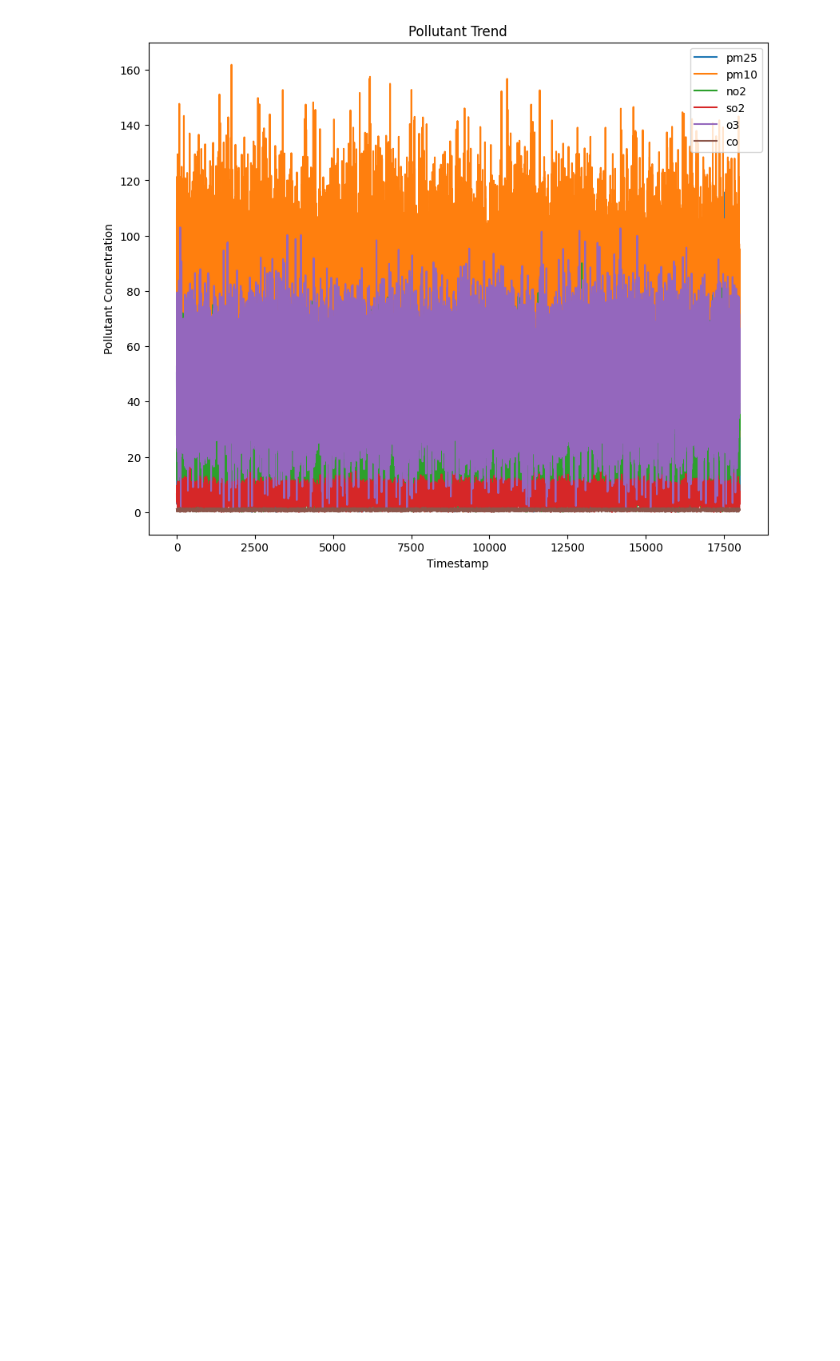
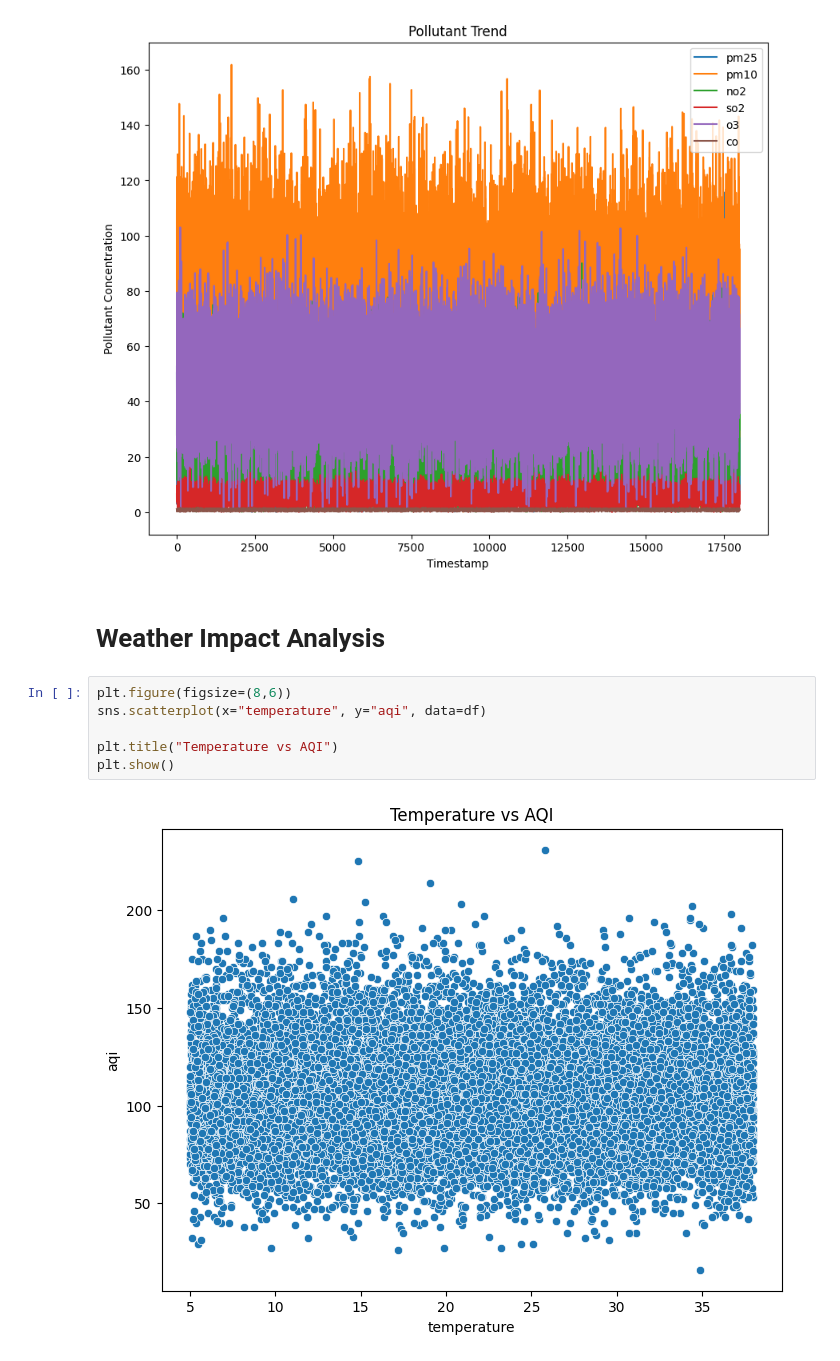
Before and after one commit to Vanshaj14Mohan/AirPulse-AI, a Jupyter notebook: Files/notebooks/eda.ipynb, the cells around one changed output. Saved outputs shown, nothing was run; the diff lists cells and outputs as text; blank space fills up the shorter version.

```diff
--- a/Files/notebooks/eda.ipynb
+++ b/Files/notebooks/eda.ipynb
@@ -354,3 +354,13 @@ plt.ylabel("Pollutant Concentration")
 plt.show()
 # %% [output]
 [figure]
+# %% [markdown]
+# Weather Impact Analysis
+# %%
+plt.figure(figsize=(8,6))
+sns.scatterplot(x="temperature", y="aqi", data=df)
+
+plt.title("Temperature vs AQI")
+plt.show()
+# %% [output]
+[figure, added]
```
